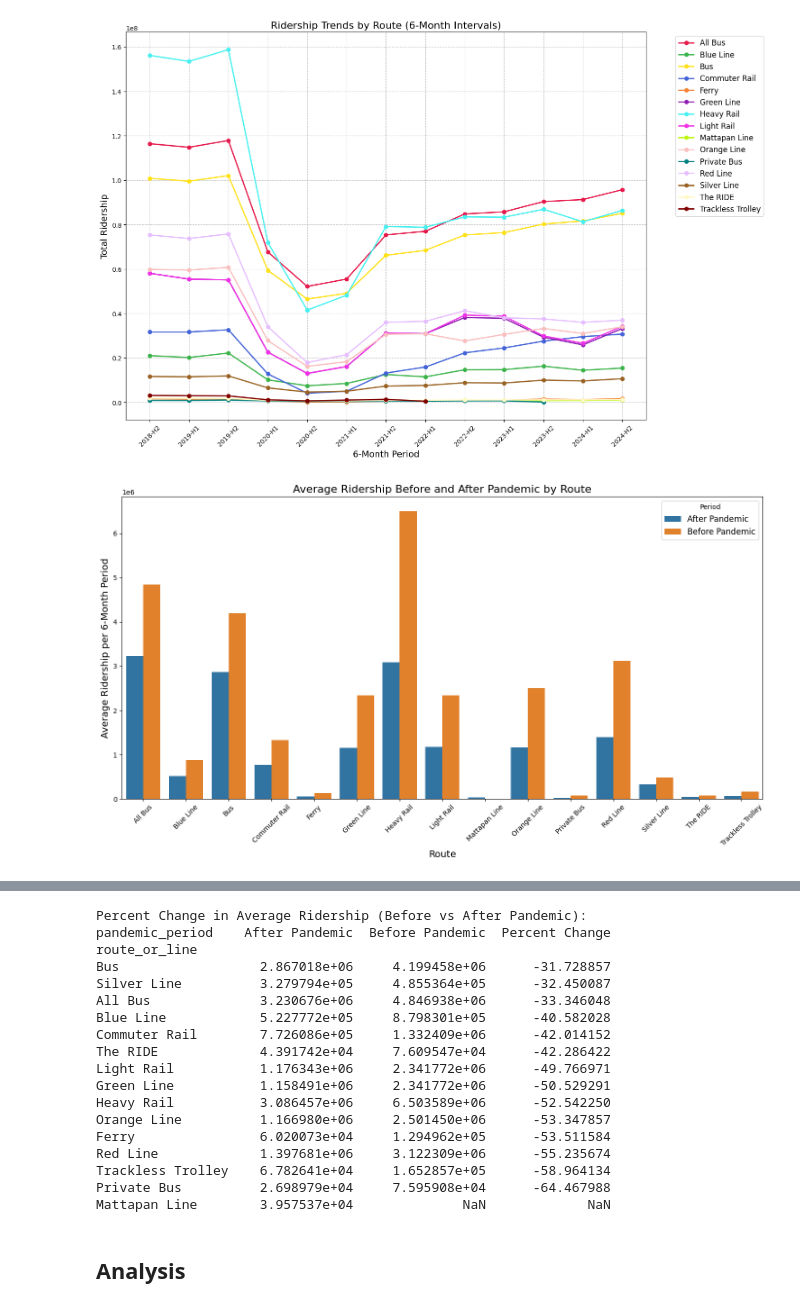
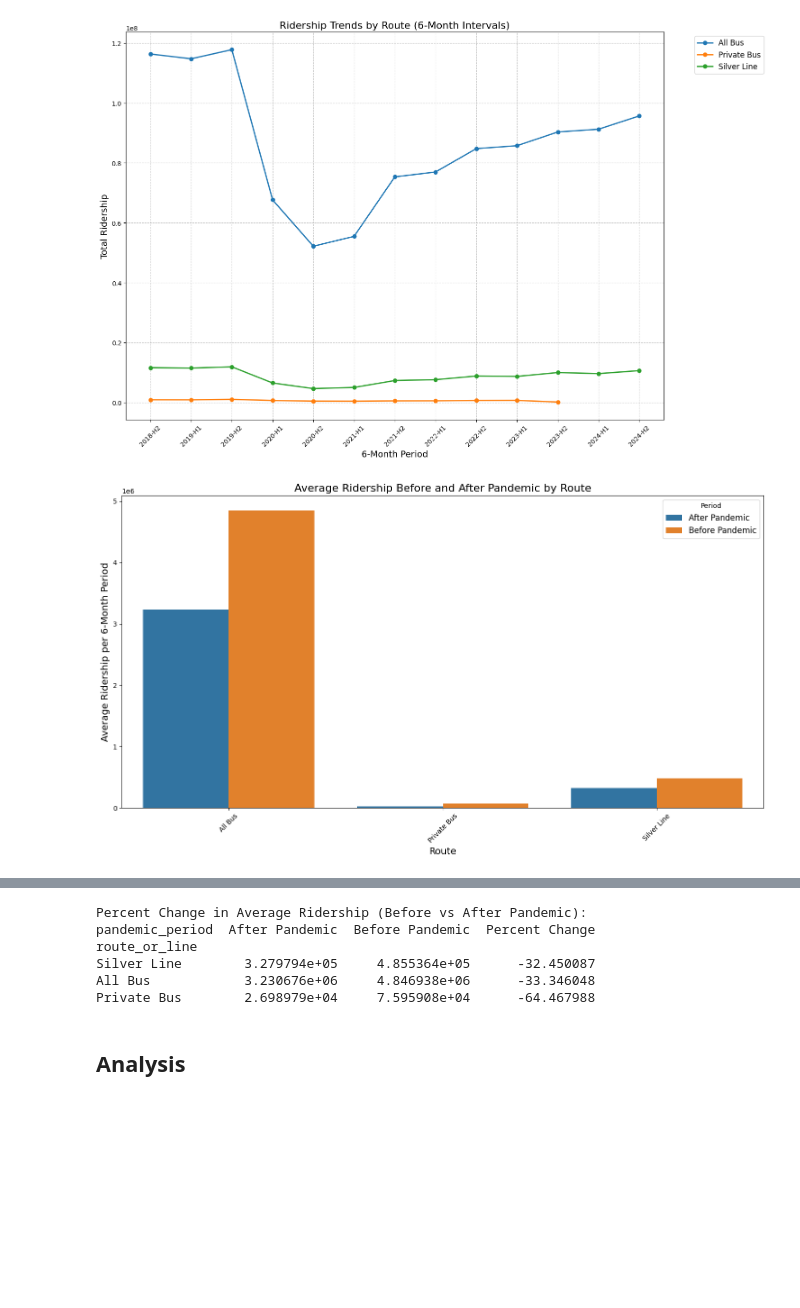
Before and after one commit to sky1502/DataProject, a Jupyter notebook: pandemic_ridership.ipynb, the cells around one changed output, grey strips where cells are left out. Saved outputs shown, nothing was run; the diff lists cells and outputs as text; code cells hidden in the pictures; blank space fills up the shorter version.

Commit message:
modified to contain only bus data

```diff
--- a/pandemic_ridership.ipynb
+++ b/pandemic_ridership.ipynb
@@ -19,3 +8,10 @@ dtype: int64
+# %%
+df.isna().sum()
+# Define list of route/line values you want to keep
+selected_routes = ['All Bus', 'Private Bus', 'Silver Line']
+
+# Filter the dataframe to keep only rows where route_ot_line is in the list
+df = df[df['route_or_line'].isin(selected_routes)]
 # %%
 # Convert month_of_service to datetime
 df['month_of_service'] = pd.to_datetime(df['month_of_service'])
@@ -35,14 +31,14 @@ period_data = df.groupby(['period', 'route_or_line'])['ridership_total'].sum().r
 # Create a pivot table for easier plotting
 pivot_data = period_data.pivot(index='period', columns='route_or_line', values='ridership_total')
 
-colors = ['#e6194b', '#3cb44b', '#ffe119', '#4363d8', '#f58231', '#911eb4',
-          '#46f0f0', '#f032e6', '#bcf60c', '#fabebe', '#008080', '#e6beff',
-          '#9a6324', '#fffac8', '#800000', '#aaffc3']
+# colors = ['#e6194b', '#3cb44b', '#ffe119', '#4363d8', '#f58231', '#911eb4',
+#           '#46f0f0', '#f032e6', '#bcf60c', '#fabebe', '#008080', '#e6beff',
+#           '#9a6324', '#fffac8', '#800000', '#aaffc3']
 
 # Plot ridership trends over 6-month periods for each route
 plt.figure(figsize=(15, 10))
 for i,route in enumerate(pivot_data.columns):
-    plt.plot(pivot_data.index, pivot_data[route], label=route, marker='o', linewidth=2, color=colors[i])
+    plt.plot(pivot_data.index, pivot_data[route], label=route, marker='o', linewidth=2)
 
 plt.title('Ridership Trends by Route (6-Month Intervals)', fontsize=16)
 plt.xlabel('6-Month Period', fontsize=14)
@@ -73,15 +69,15 @@ plt.legend(title='Period', fontsize=12)
 plt.tight_layout()
 plt.show()
 
-# Create a heatmap to visualize the changes over time for all routes
-heatmap_data = pivot_data.T  # Transpose for better visualization
-plt.figure(figsize=(16, 10))
-sns.heatmap(heatmap_data, cmap="YlGnBu", annot=False, fmt=".0f", linewidths=.5)
-plt.title('Ridership Heatmap by Route and 6-Month Period', fontsize=16)
-plt.ylabel('Route', fontsize=14)
-plt.xlabel('6-Month Period', fontsize=14)
-plt.tight_layout()
-plt.show()
+# # Create a heatmap to visualize the changes over time for all routes
+# heatmap_data = pivot_data.T  # Transpose for better visualization
+# plt.figure(figsize=(16, 10))
+# sns.heatmap(heatmap_data, cmap="YlGnBu", annot=False, fmt=".0f", linewidths=.5)
+# plt.title('Ridership Heatmap by Route and 6-Month Period', fontsize=16)
+# plt.ylabel('Route', fontsize=14)
+# plt.xlabel('6-Month Period', fontsize=14)
+# plt.tight_layout()
+# plt.show()
 
 # Print the percent change table
 if 'Percent Change' in pre_post_pivot.columns:
@@ -91,2 +104,2 @@ if 'Percent Change' in pre_post_pivot.columns:
-[figure, old version]
+[figure, new version]
-[figure, old version]
+[figure, new version]
@@ -94,21 +106,9 @@ if 'Percent Change' in pre_post_pivot.columns:
-Percent Change in Average Ridership (Before vs After Pandemic):
-pandemic_period    After Pandemic  Before Pandemic  Percent Change
-route_or_line
-Bus                  2.867018e+06     4.199458e+06      -31.728857
-Silver Line          3.279794e+05     4.855364e+05      -32.450087
-All Bus              3.230676e+06     4.846938e+06      -33.346048
-Blue Line            5.227772e+05     8.798301e+05      -40.582028
-Commuter Rail        7.726086e+05     1.332409e+06      -42.014152
-The RIDE             4.391742e+04     7.609547e+04      -42.286422
-Light Rail           1.176343e+06     2.341772e+06      -49.766971
-Green Line           1.158491e+06     2.341772e+06      -50.529291
-Heavy Rail           3.086457e+06     6.503589e+06      -52.542250
-Orange Line          1.166980e+06     2.501450e+06      -53.347857
-Ferry                6.020073e+04     1.294962e+05      -53.511584
-Red Line             1.397681e+06     3.122309e+06      -55.235674
-Trackless Trolley    6.782641e+04     1.652857e+05      -58.964134
-Private Bus          2.698979e+04     7.595908e+04      -64.467988
-Mattapan Line        3.957537e+04              NaN             NaN
+Percent Change in Average Ridership (Before vs After Pandemic):
+pandemic_period  After Pandemic  Before Pandemic  Percent Change
+route_or_line
+Silver Line        3.279794e+05     4.855364e+05      -32.450087
+All Bus            3.230676e+06     4.846938e+06      -33.346048
+Private Bus        2.698979e+04     7.595908e+04      -64.467988
 # %% [markdown]
 ## Analysis
 # %% [markdown]
```
Also changed, not shown: parts of 2 cells of this notebook, 1 other file.
